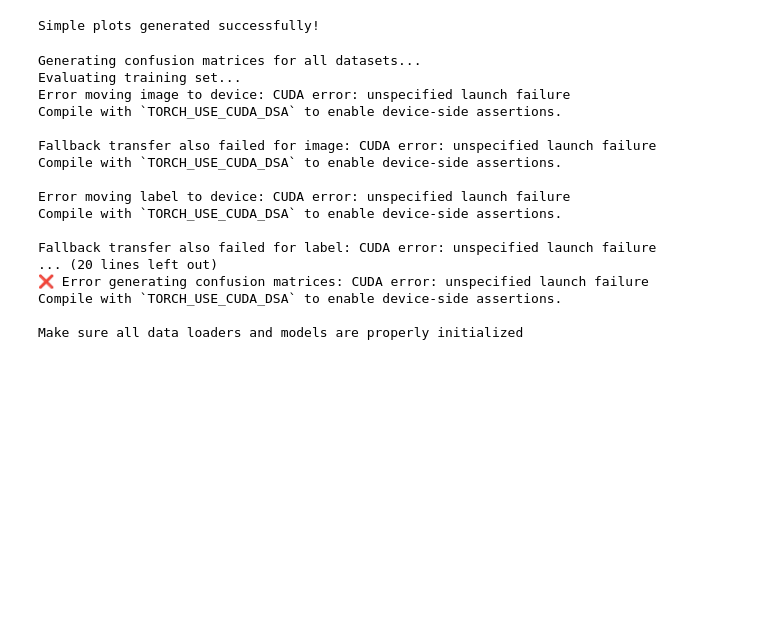
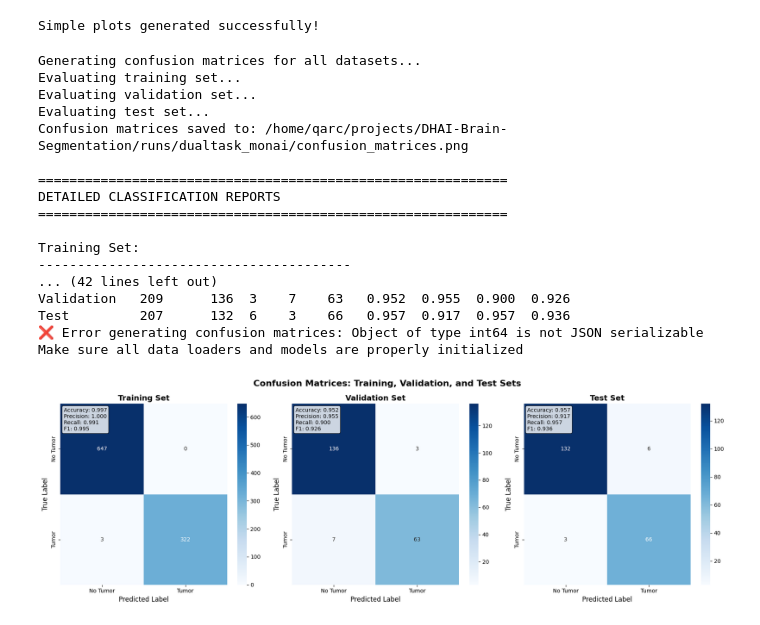
Before and after one commit to kundan1974/DHAI-Brain-Segmentation, a Jupyter notebook: monai-dualtask-training_ubuntu_office.ipynb, the cells around one changed output. Drawn from its saved outputs; the diff is of its cells as text; code cells hidden in the pictures; blank space fills up the shorter version.

Commit message:
office training and evaluation done

```diff
--- a/monai-dualtask-training_ubuntu_office.ipynb
+++ b/monai-dualtask-training_ubuntu_office.ipynb
@@ -1460,6 +1460,10 @@ import seaborn as sns
 import numpy as np
 from sklearn.metrics import confusion_matrix, classification_report
 import json
+
+# Build test loader
+test_ds = CacheDataset(data=test_items, transform=val_transforms, cache_rate=0.0, num_workers=2)
+test_loader = DataLoader(test_ds, batch_size=1, shuffle=False, num_workers=2, pin_memory=True)
 
 def plot_confusion_matrices(train_loader, val_loader, test_loader, seg_net, cls_head, device, save_dir):
     """Generate confusion matrices for train, validation, and test sets"""
@@ -1616,42 +1620,43 @@ def plot_confusion_matrices(train_loader, val_loader, test_loader, seg_net, cls_
         print(f"{row['Dataset']:<12} {row['Total Samples']:<8} {row['True Negatives']:<4} {row['False Positives']:<4} "
               f"{row['False Negatives']:<4} {row['True Positives']:<4} {row['Accuracy']:<6.3f} {row['Precision']:<6.3f} "
               f"{row['Recall']:<6.3f} {row['F1-Score']:<6.3f}")
 
     # Save summary data
     summary_path = save_dir / 'classification_summary.json'
     with open(summary_path, 'w') as f:
         json.dump(summary_data, f, indent=2)
     print(f"\nSummary data saved to: {summary_path}")
 
     plt.show()
     return reports, summary_data
 
 # Generate confusion matrices and reports
 print("Generating confusion matrices for all datasets...")
 try:
     reports, summary = plot_confusion_matrices(
         train_loader, val_loader, test_loader,
         seg_net, cls_head, device, ckpt_dir
     )
     print("✅ Confusion matrix analysis completed successfully!")
 except Exception as e:
     print(f"❌ Error generating confusion matrices: {e}")
     print("Make sure all data loaders and models are properly initialized")
 # %% [output]
 Generating confusion matrices for all datasets...
 Evaluating training set...
-Error moving image to device: CUDA error: unspecified launch failure
-Compile with `TORCH_USE_CUDA_DSA` to enable device-side assertions.
+Evaluating validation set...
+Evaluating test set...
+Confusion matrices saved to: /home/qarc/projects/DHAI-Brain-Segmentation/runs/dualtask_monai/confusion_matrices.png
 
-Fallback transfer also failed for image: CUDA error: unspecified launch failure
-Compile with `TORCH_USE_CUDA_DSA` to enable device-side assertions.
+============================================================
+DETAILED CLASSIFICATION REPORTS
+============================================================
 
-Error moving label to device: CUDA error: unspecified launch failure
-Compile with `TORCH_USE_CUDA_DSA` to enable device-side assertions.
-
-Fallback transfer also failed for label: CUDA error: unspecified launch failure
-... (20 lines left out)
-❌ Error generating confusion matrices: CUDA error: unspecified launch failure
-Compile with `TORCH_USE_CUDA_DSA` to enable device-side assertions.
-
+Training Set:
+----------------------------------------
+... (42 lines left out)
+Validation   209      136  3    7    63   0.952  0.955  0.900  0.926
+Test         207      132  6    3    66   0.957  0.917  0.957  0.936
+❌ Error generating confusion matrices: Object of type int64 is not JSON serializable
 Make sure all data loaders and models are properly initialized
+[figure, added]
```
Also changed, not shown: parts of 1 cell of this notebook.
